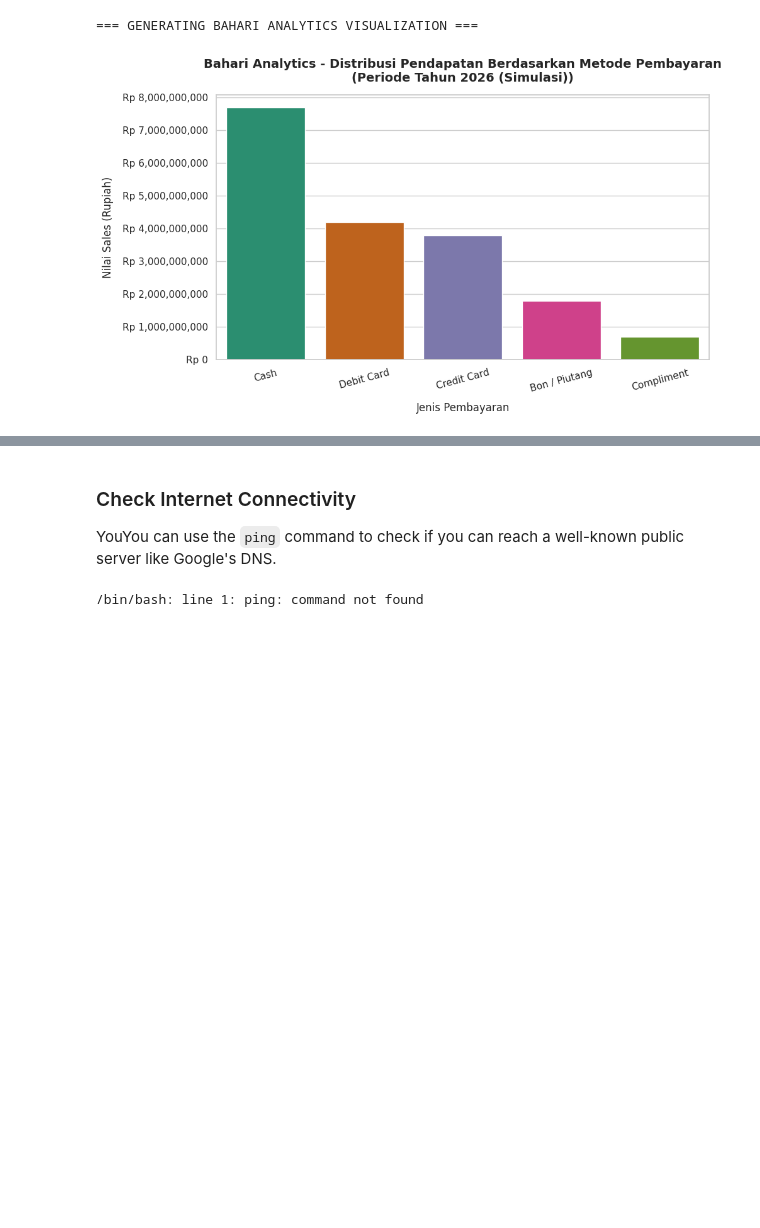
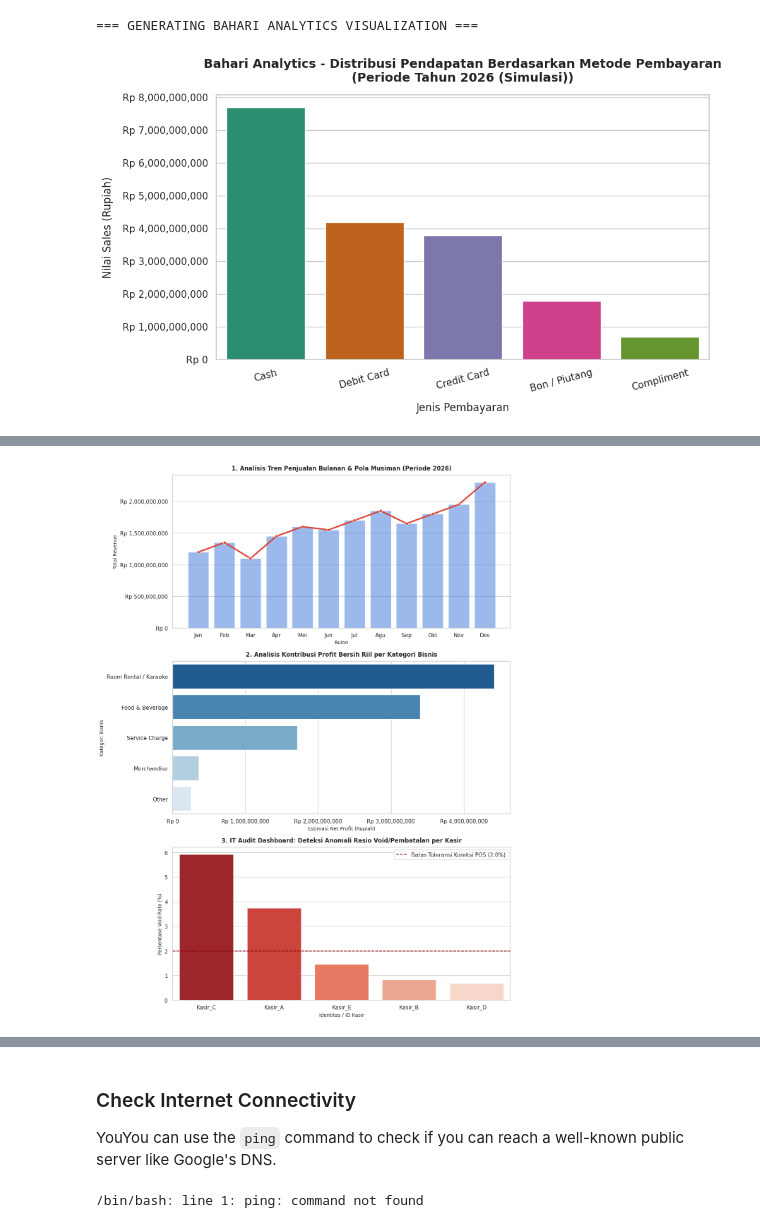
Before and after one commit to silayoga/bahari-analytics-portfolio, a Jupyter notebook: New_Bahari_Analitycs.ipynb, the cells around one changed output, grey strips where cells are left out. Cells and saved outputs as stored; diff of their text form; code cells hidden in the pictures; blank space fills up the shorter version.

```diff
--- a/New_Bahari_Analitycs.ipynb
+++ b/New_Bahari_Analitycs.ipynb
@@ -201,0 +283,84 @@ plt.show()
+# %%
+import pandas as pd
+import matplotlib.pyplot as plt
+import seaborn as sns
+import matplotlib.ticker as ticker
+
+print("=== GENERATING ADVANCED PORTFOLIO ANALYTICS (PART 2) ===")
+
+# 1. DATA REPRESTASI MULTI-DIMENSI (Struktur Dictionary yang Sudah Diperbaiki)
+data_portfolio_2 = {
+    # Data Tren Bulanan
+    'bulan': ['Jan', 'Feb', 'Mar', 'Apr', 'Mei', 'Jun', 'Jul', 'Agu', 'Sep', 'Okt', 'Nov', 'Des'],
+    'omzet_riil': [1200000000, 1350000000, 1100000000, 1450000000, 1600000000, 1550000000, 1700000000, 1850000000, 1650000000, 1800000000, 1950000000, 2300000000],
+
+    # Data Profit Margin Kategori
+    'kategori_produk': ['Food & Beverage', 'Room Rental / Karaoke', 'Merchandise', 'Service Charge', 'Other'],
+    'total_sales_kategori': [8500000000, 5200000000, 1200000000, 1800000000, 500000000],
+    'profit_margin_pct': [40, 85, 30, 95, 50],
+
+    # Data Risiko Keamanan (Void/Cancel) per Nama Kasir
+    'nama_kasir': ['Kasir_A', 'Kasir_B', 'Kasir_C', 'Kasir_D', 'Kasir_E'],
+    'total_transaksi_sukses': [1200, 1450, 980, 1150, 1300],
+    'total_transaksi_void': [45, 12, 58, 8, 19]
+}
+
+# Setup Canvas Visualisasi (3 Subplots Vertikal)
+fig, axes = plt.subplots(3, 1, figsize=(12, 16))
+sns.set_theme(style="whitegrid")
+formatter = ticker.FuncFormatter(lambda x, pos: f'Rp {x:,.0f}')
+
+# ----------------------------------------------------
+# CHART 1: TREN PERTUMBUHAN OMZET BULANAN (MoM Trend)
+# ----------------------------------------------------
+df_trend = pd.DataFrame({'Bulan': data_portfolio_2['bulan'], 'Omzet': data_portfolio_2['omzet_riil']})
+sns.barplot(x='Bulan', y='Omzet', data=df_trend, color='#4285F4', alpha=0.6, ax=axes[0])
+sns.lineplot(x='Bulan', y='Omzet', data=df_trend, marker='o', color='#DB4437', linewidth=3, ax=axes[0])
+
+axes[0].yaxis.set_major_formatter(formatter)
+axes[0].set_title('1. Analisis Tren Penjualan Bulanan & Pola Musiman (Periode 2026)', fontsize=12, weight='bold', pad=10)
+axes[0].set_xlabel('Bulan', fontsize=10)
+axes[0].set_ylabel('Total Revenue', fontsize=10)
+
+# ----------------------------------------------------
+# CHART 2: ANALISIS KONTRIBUSI PROFIT MARGIN (Net Profitability)
+# ----------------------------------------------------
+df_kategori = pd.DataFrame({
+    'Kategori': data_portfolio_2['kategori_produk'],
+    'Sales': data_portfolio_2['total_sales_kategori'],
+    'Margin': data_portfolio_2['profit_margin_pct']
+})
+# Menghitung nominal profit bersih asli (Sales * Margin %)
+df_kategori['Nominal_Profit'] = (df_kategori['Sales'] * df_kategori['Margin']) / 100
+df_kategori = df_kategori.sort_values(by='Nominal_Profit', ascending=False)
+
+sns.barplot(x='Nominal_Profit', y='Kategori', data=df_kategori, palette='Blues_r', hue='Kategori', legend=False, ax=axes[1])
+axes[1].xaxis.set_major_formatter(formatter)
+axes[1].set_title('2. Analisis Kontribusi Profit Bersih Riil per Kategori Bisnis', fontsize=12, weight='bold', pad=10)
+axes[1].set_xlabel('Estimasi Net Profit (Rupiah)', fontsize=10)
+axes[1].set_ylabel('Kategori Bisnis', fontsize=10)
+
+# ----------------------------------------------------
+# CHART 3: DETEKSI RISIKO FRAUD INTERNAL (Void/Cancel Rate Security)
+# ----------------------------------------------------
+df_kasir = pd.DataFrame({
+    'Kasir': data_portfolio_2['nama_kasir'],
+    'Sukses': data_portfolio_2['total_transaksi_sukses'],
+    'Void': data_portfolio_2['total_transaksi_void']
+})
+# Menghitung rasio persentase void terhadap transaksi sukses
+df_kasir['Void_Rate_Pct'] = (df_kasir['Void'] / df_kasir['Sukses']) * 100
+df_kasir = df_kasir.sort_values(by='Void_Rate_Pct', ascending=False)
+
+sns.barplot(x='Kasir', y='Void_Rate_Pct', data=df_kasir, palette='Reds_r', hue='Kasir', legend=False, ax=axes[2])
+# Tambahkan garis batas toleransi standar fraud internal TI (maks 2%)
+axes[2].axhline(y=2.0, color='darkred', linestyle='--', linewidth=1.5, label='Batas Toleransi Koreksi POS (2.0%)')
+
+axes[2].set_title('3. IT Audit Dashboard: Deteksi Anomali Rasio Void/Pembatalan per Kasir', fontsize=12, weight='bold', pad=10)
+axes[2].set_xlabel('Identitas / ID Kasir', fontsize=10)
+axes[2].set_ylabel('Persentase Void Rate (%)', fontsize=10)
+axes[2].legend(loc='upper right')
+
+plt.tight_layout()
+plt.show()
+# %% [output]
@@ -201,0 +368 @@ plt.show()
+[figure, added]
```
Also changed, not shown: parts of 4 cells of this notebook.
